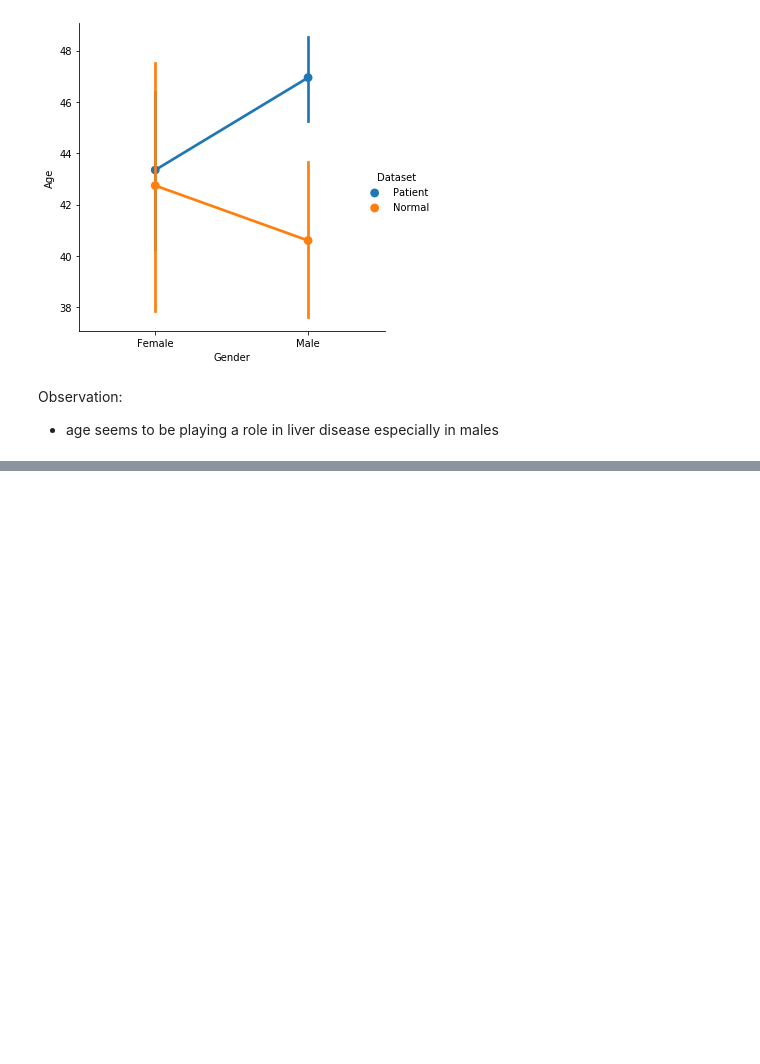
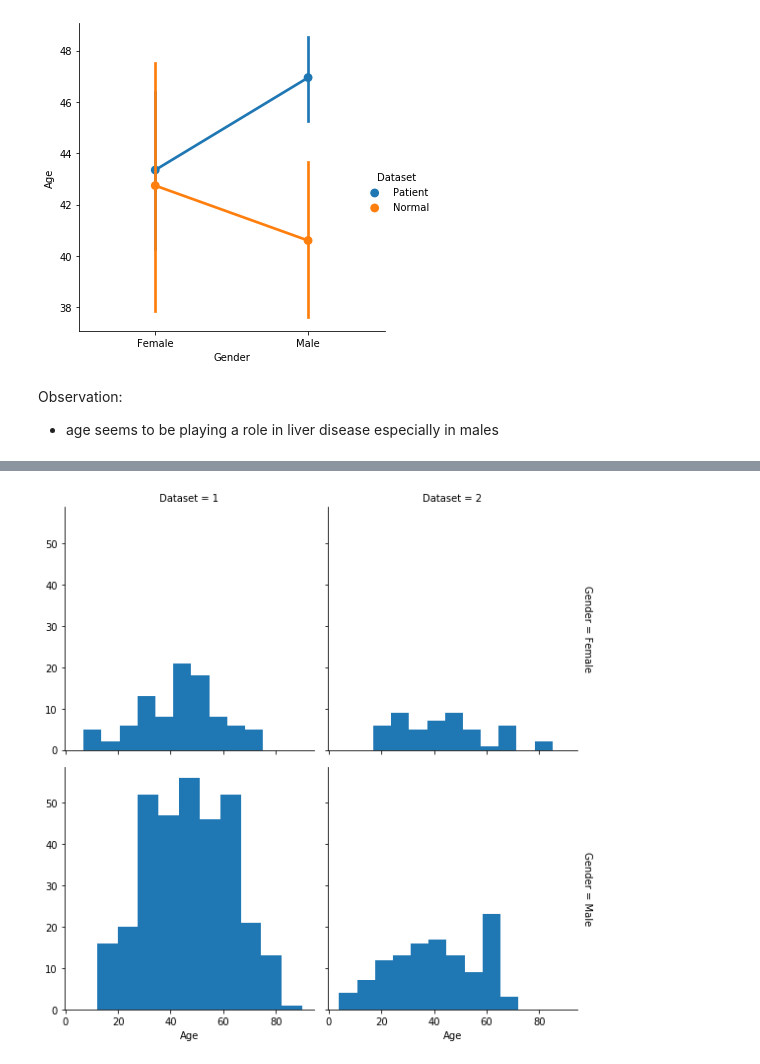
Before and after one commit to IndML101/Liver-Patients, a Jupyter notebook: Liver-Patients.ipynb, the cells around one changed output, grey strips where cells are left out. Cells and saved outputs as stored; diff of their text form; code cells hidden in the pictures; blank space fills up the shorter version.

```diff
--- a/Liver-Patients.ipynb
+++ b/Liver-Patients.ipynb
@@ -251,0 +277,13 @@ Observation:
+# %%
+# distribution of age by gender and dataset
+
+g = sns.FacetGrid(data=data_df,
+                  col="Dataset",
+                  row="Gender",
+                  height=4,
+                  margin_titles=True)
+
+g.map(plt.hist, "Age")
+plt.show()
+# %% [output]
+[figure, added]
```
Also changed, not shown: parts of 3 cells of this notebook.
